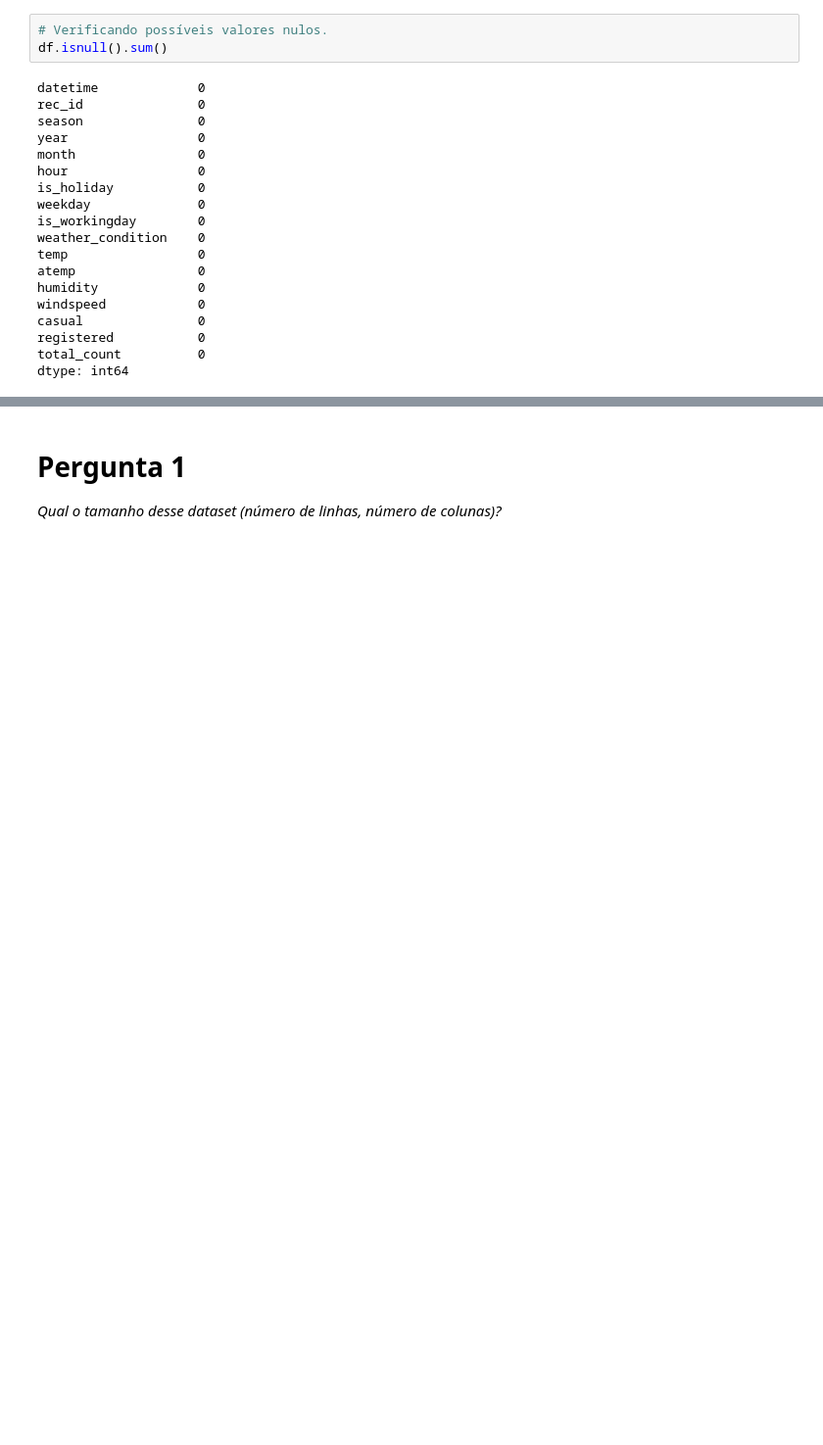
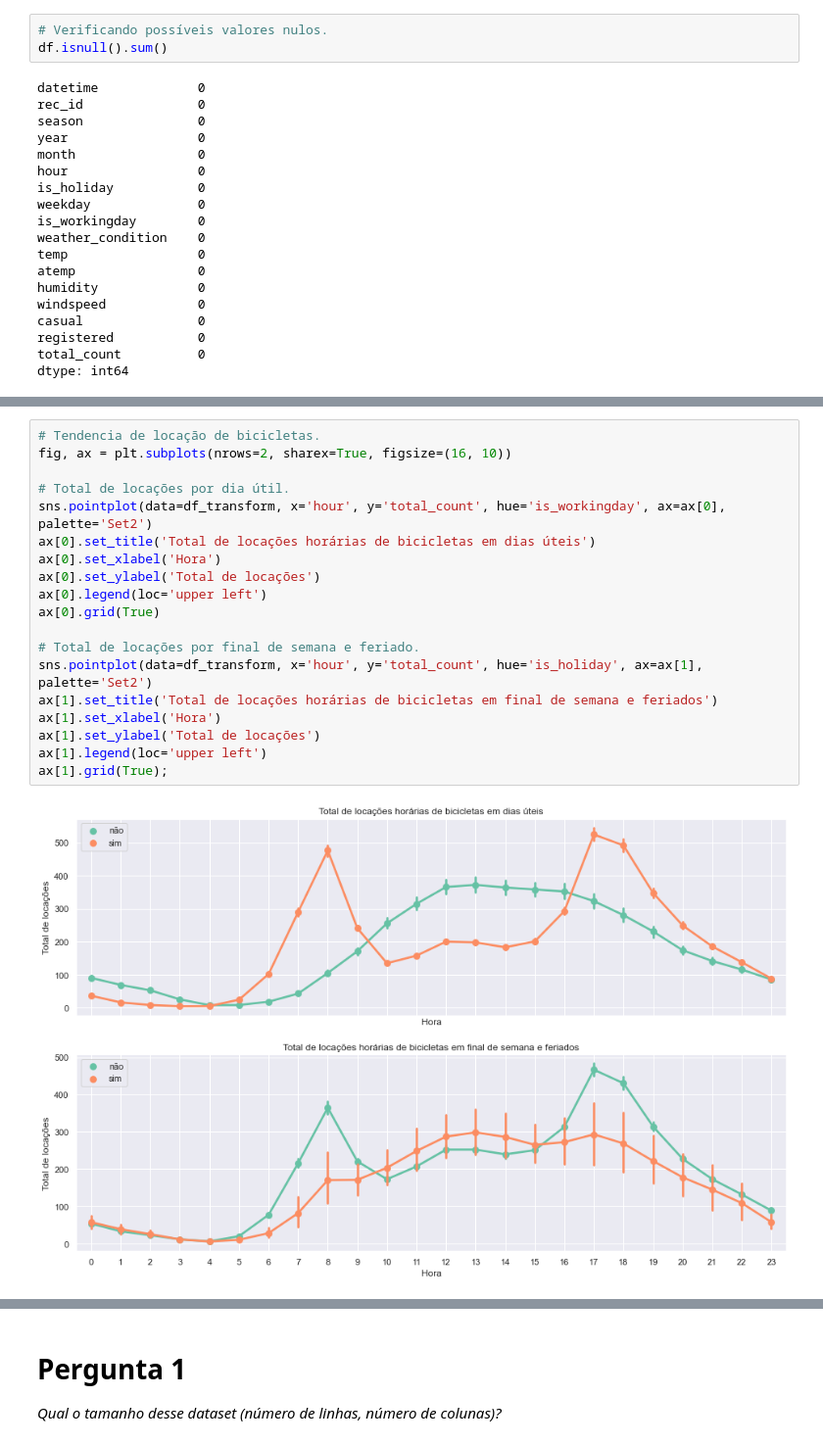
Before and after one commit to alexcamargos/DataScienceBootcampIGTI, a Jupyter notebook: Modulo_1/bike-sharing.ipynb, the cells around one changed output, grey strips where cells are left out. Shown at 98% size. Saved outputs shown, nothing was run; the diff lists cells and outputs as text; blank space fills up the shorter version.

```diff
--- a/Modulo_1/bike-sharing.ipynb
+++ b/Modulo_1/bike-sharing.ipynb
@@ -134,0 +253,21 @@ dtype: int64
+# %%
+# Tendencia de locação de bicicletas.
+fig, ax = plt.subplots(nrows=2, sharex=True, figsize=(16, 10))
+
+# Total de locações por dia útil.
+sns.pointplot(data=df_transform, x='hour', y='total_count', hue='is_workingday', ax=ax[0], palette='Set2')
+ax[0].set_title('Total de locações horárias de bicicletas em dias úteis')
+ax[0].set_xlabel('Hora')
+ax[0].set_ylabel('Total de locações')
+ax[0].legend(loc='upper left')
+ax[0].grid(True)
+
+# Total de locações por final de semana e feriado.
+sns.pointplot(data=df_transform, x='hour', y='total_count', hue='is_holiday', ax=ax[1], palette='Set2')
+ax[1].set_title('Total de locações horárias de bicicletas em final de semana e feriados')
+ax[1].set_xlabel('Hora')
+ax[1].set_ylabel('Total de locações')
+ax[1].legend(loc='upper left')
+ax[1].grid(True);
+# %% [output]
+[figure, added]
```
Also changed, not shown: parts of 26 cells of this notebook, 1 other file.
